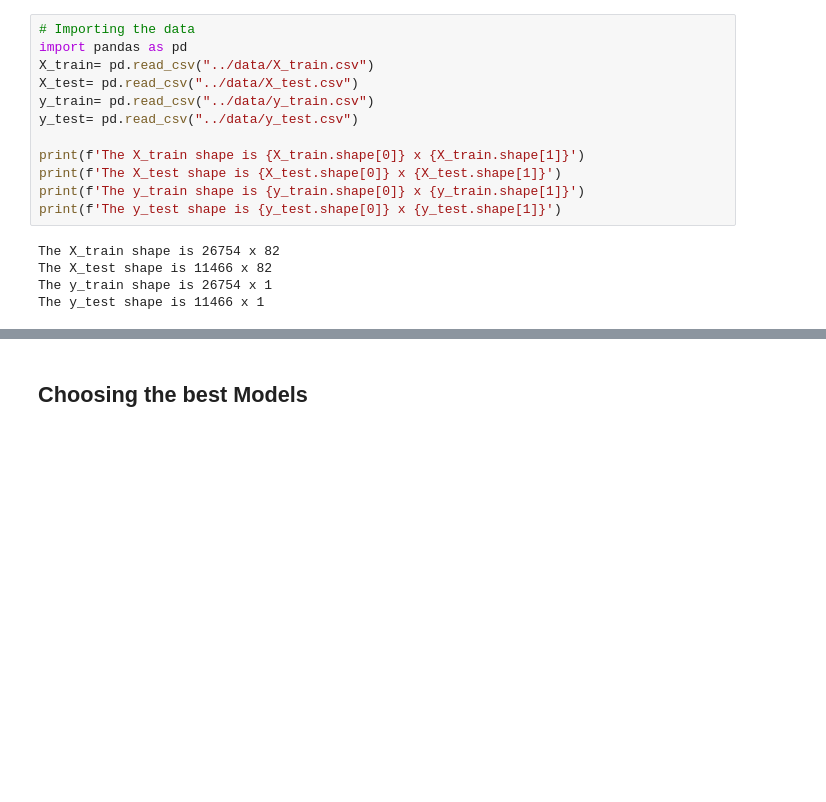
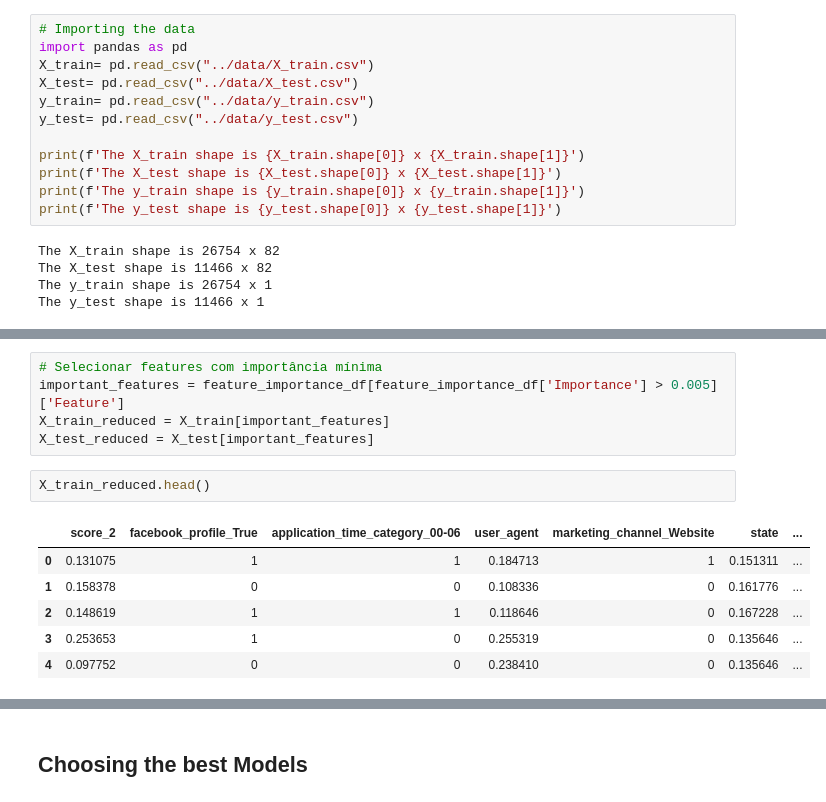
Before and after one commit to gabrielcapela/credit_risk, a Jupyter notebook: notebooks/II_modeling.ipynb, the cells around one changed output, grey strips where cells are left out. Drawn from its saved outputs; the diff is of its cells as text; blank space fills up the shorter version.

```diff
--- a/notebooks/II_modeling.ipynb
+++ b/notebooks/II_modeling.ipynb
@@ -136,0 +465,14 @@ df_results = pd.DataFrame(results, columns=['Model', 'Recall', 'Precision', 'Acc
+# %%
+# Selecionar features com importância mínima
+important_features = feature_importance_df[feature_importance_df['Importance'] > 0.005]['Feature']
+X_train_reduced = X_train[important_features]
+X_test_reduced = X_test[important_features]
+# %%
+X_train_reduced.head()
+# %% [output]
+|  | score_2 | facebook_profile_True | application_time_category_00-06 | user_agent | marketing_channel_Website | state | ... |
+| 0 | 0.131075 | 1 | 1 | 0.184713 | 1 | 0.151311 | ... |
+| 1 | 0.158378 | 0 | 0 | 0.108336 | 0 | 0.161776 | ... |
+| 2 | 0.148619 | 1 | 1 | 0.118646 | 0 | 0.167228 | ... |
+| 3 | 0.253653 | 1 | 0 | 0.255319 | 0 | 0.135646 | ... |
+| 4 | 0.097752 | 0 | 0 | 0.238410 | 0 | 0.135646 | ... |
```
Also changed, not shown: parts of 17 cells of this notebook, 1 other file.
